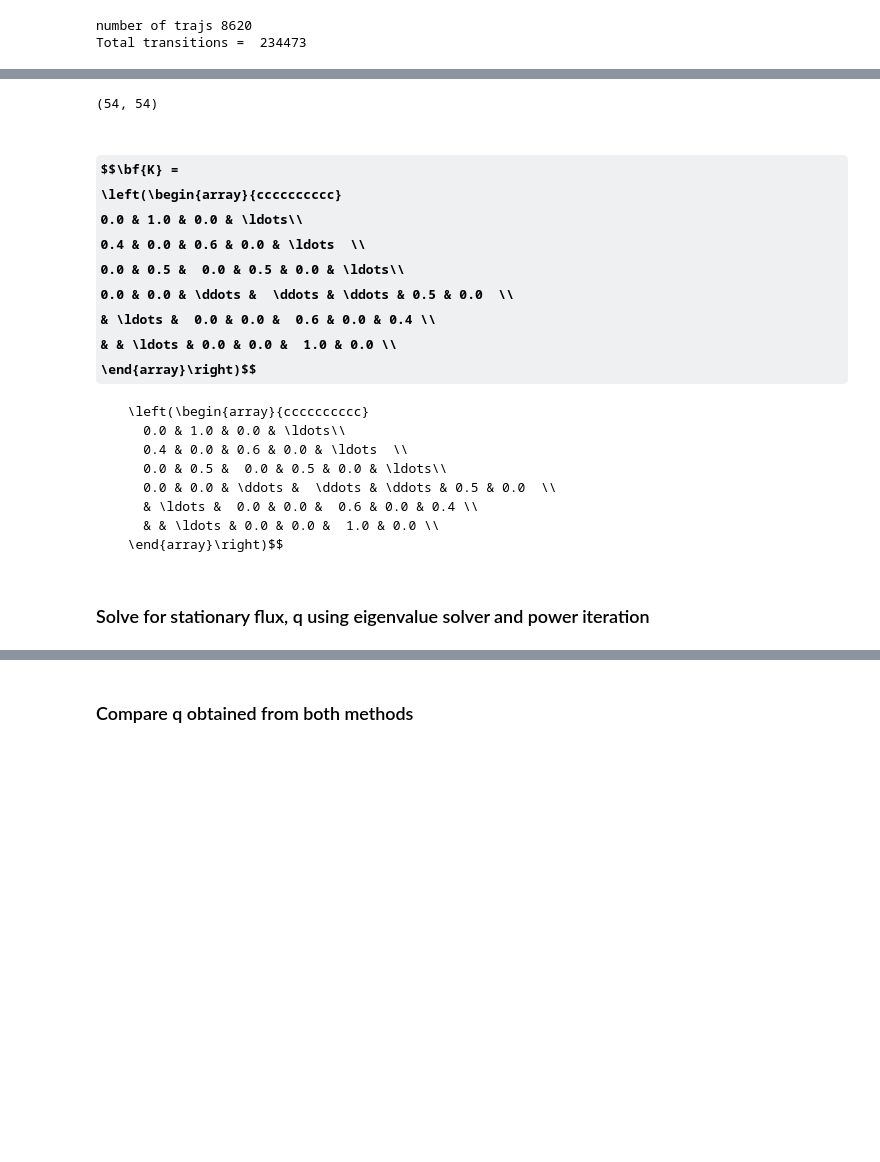
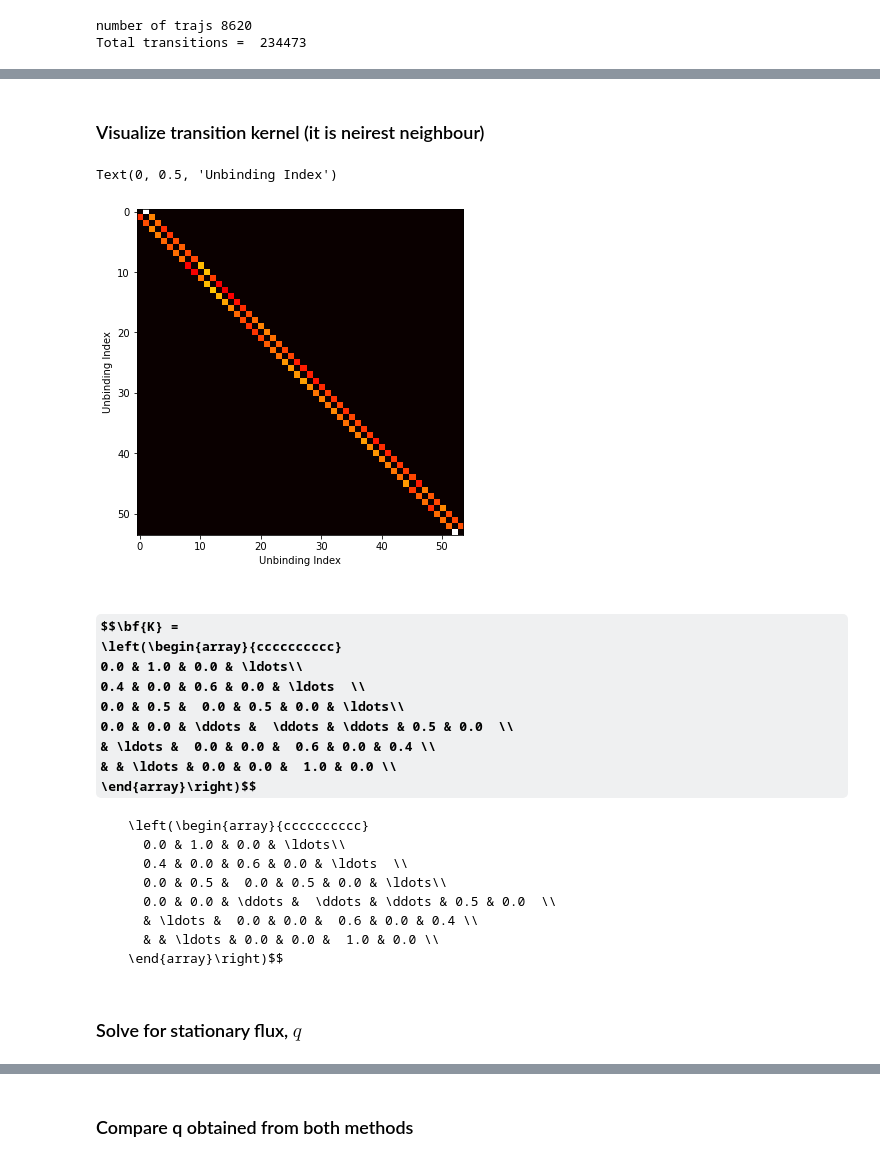
Before and after one commit to chang-group/BKiT, a Jupyter notebook: notebooks/bCD-asp/nb3/nb3.ipynb, the cells around one changed output, grey strips where cells are left out. Drawn from its saved outputs; the diff is of its cells as text; code cells hidden in the pictures; some formulas as TeX source; blank space fills up the shorter version.

```diff
--- a/notebooks/bCD-asp/nb3/nb3.ipynb
+++ b/notebooks/bCD-asp/nb3/nb3.ipynb
@@ -47,13 +67,16 @@ F_std = 0.6*t_std/ave_time
+# %% [markdown]
+### Visualize transition kernel (it is neirest neighbour)
 # %%
-#fig = plt.figure(figsize=[8,6])
-#ax = plt.imshow(KMAT, cmap='hot_r')
-#plt.xlabel('Cell Index'); plt.ylabel('Cell Index')
+fig = plt.figure(figsize=[8,6])
+ax = plt.imshow(KMAT, cmap='hot')
+plt.xlabel('Unbinding Index')
+plt.ylabel('Unbinding Index')
+#plt.text(60,30,s=r'$\alpha$')
+# %% [output]
+Text(0, 0.5, 'Unbinding Index')
+[figure, added]
-# %%
-KMAT.shape
-# %% [output]
-(54, 54)
 # %% [markdown]
-### $$\bf{K} =
+#### $$\bf{K} =
       \left(\begin{array}{cccccccccc}
         0.0 & 1.0 & 0.0 & \ldots\\
         0.4 & 0.0 & 0.6 & 0.0 & \ldots  \\
@@ -63,4 +86,4 @@ KMAT.shape
         & & \ldots & 0.0 & 0.0 &  1.0 & 0.0 \\
       \end{array}\right)$$
 # %% [markdown]
-### Solve for stationary flux, q using eigenvalue solver and power iteration
+### Solve for stationary flux, $q$
```
Also changed, not shown: parts of 27 cells of this notebook.
